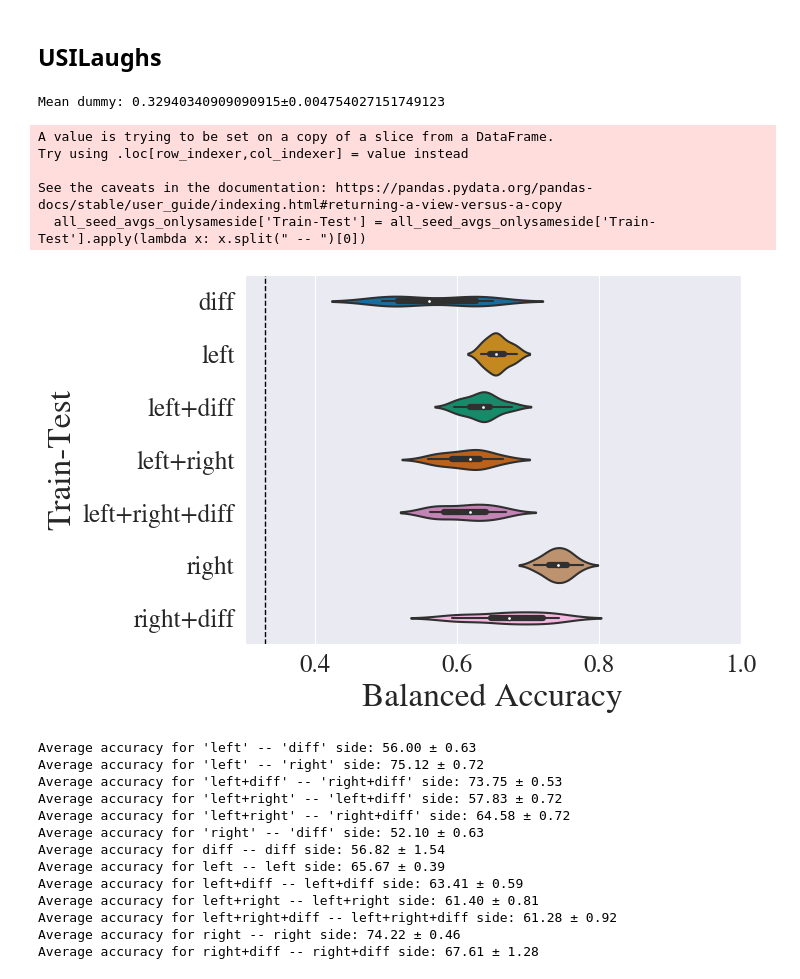
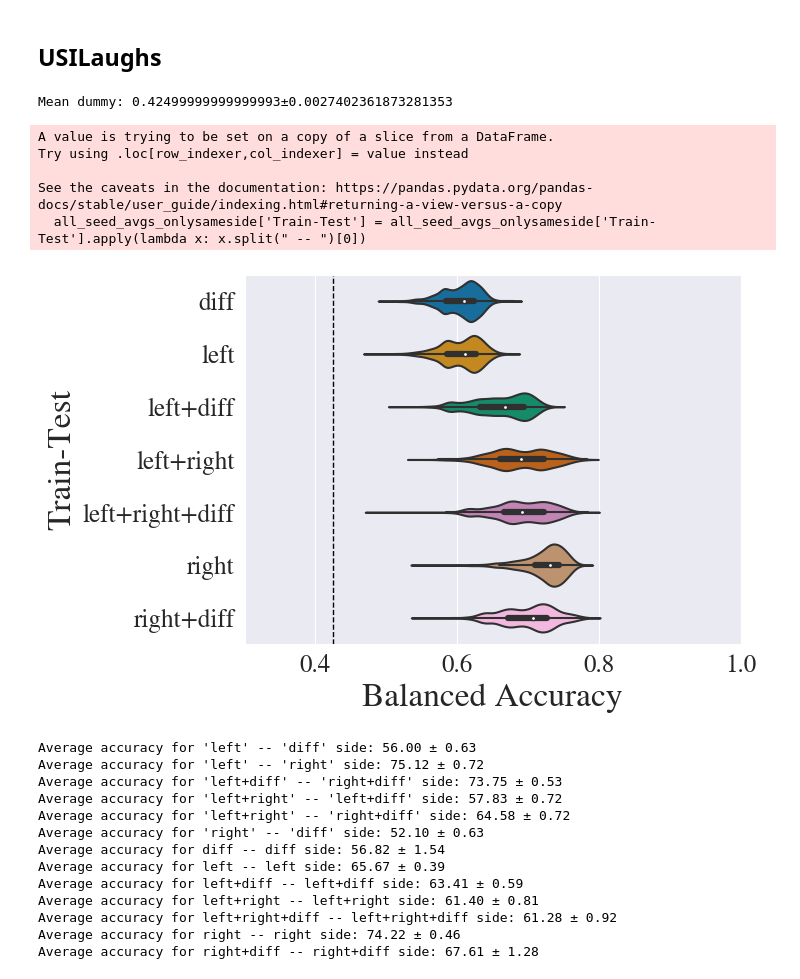
Before and after one commit to LeonardoAlchieri/LateralizationPhysiologicalWearables, a Jupyter notebook: plotting_notebooks/nested_loso_bilateral.ipynb, the cells around one changed output. Cells and saved outputs as stored; diff of their text form; code cells hidden in the pictures.

Commit message:
Plotting violins for LOSO bilateral

```diff
--- a/plotting_notebooks/nested_loso_bilateral.ipynb
+++ b/plotting_notebooks/nested_loso_bilateral.ipynb
@@ -424,7 +424,7 @@ n_tot = 810
 n1 = 29/30 * n_tot
 n2 = 1/30 * n_tot
 # %%
-path_to_save_data_avgs = "../data.nosync/usilaughs/results/loso_nested_all_bilateral_TABPFN.h5"
+path_to_save_data_avgs = "../data.nosync/usilaughs/results/loso_nested_all_bilateral_COMPLETE.h5"
 
 order = [
     "Left-Left",
@@ -453,7 +453,7 @@ mean_dummy = all_seed_avgs[all_seed_avgs['Model'] == "DummyClassifier"]['Balance
 ses_dummy = sem(all_seed_avgs[all_seed_avgs['Model'] == "DummyClassifier"]['Balanced Accuracy'].values)
 print(f"Mean dummy: {mean_dummy}±{ses_dummy}")
 # %% [output]
-Mean dummy: 0.32940340909090915±0.004754027151749123
+Mean dummy: 0.42499999999999993±0.0027402361873281353
 # %%
 all_seed_avgs = all_seed_avgs[all_seed_avgs['Model'] != "DummyClassifier"]
 # %%
@@ -468,15 +468,15 @@ See the caveats in the documentation: https://pandas.pydata.org/pandas-docs/stab
 # %%
 make_violin_accuracy(
     data=all_seed_avgs_onlysameside,
-    # path_to_save_fig="../final_visualizations/violin_loso_bilateral_accuracy_usilaughs.pdf",
+    path_to_save_fig="../final_visualizations/violin_loso_bilateral_accuracy_usilaughs.pdf",
     xlim=(0.3,1),
     small_fontsize=18,
     medium_fontsize=24,
     large_fontsize=25,
     dummy_val=mean_dummy,
 )
 # %% [output]
-[figure, old version]
+[figure, new version]
 # %%
 average_acc = all_seed_avgs.groupby('Train-Test')['Balanced Accuracy'].mean()
 # NOTE: this error estimation is not actually correct.
```
Also changed, not shown: parts of 4 cells of this notebook, 6 other files.
